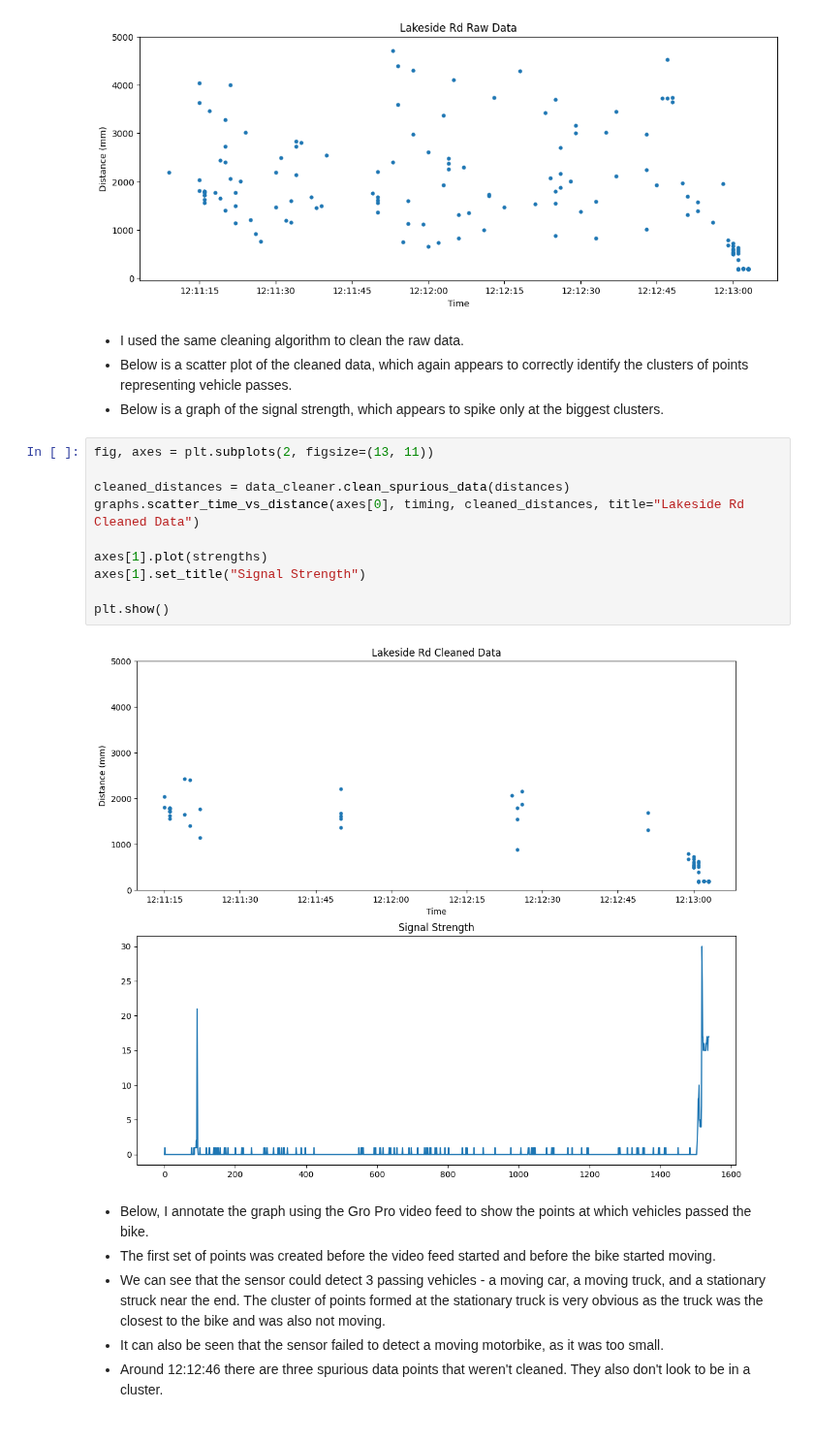
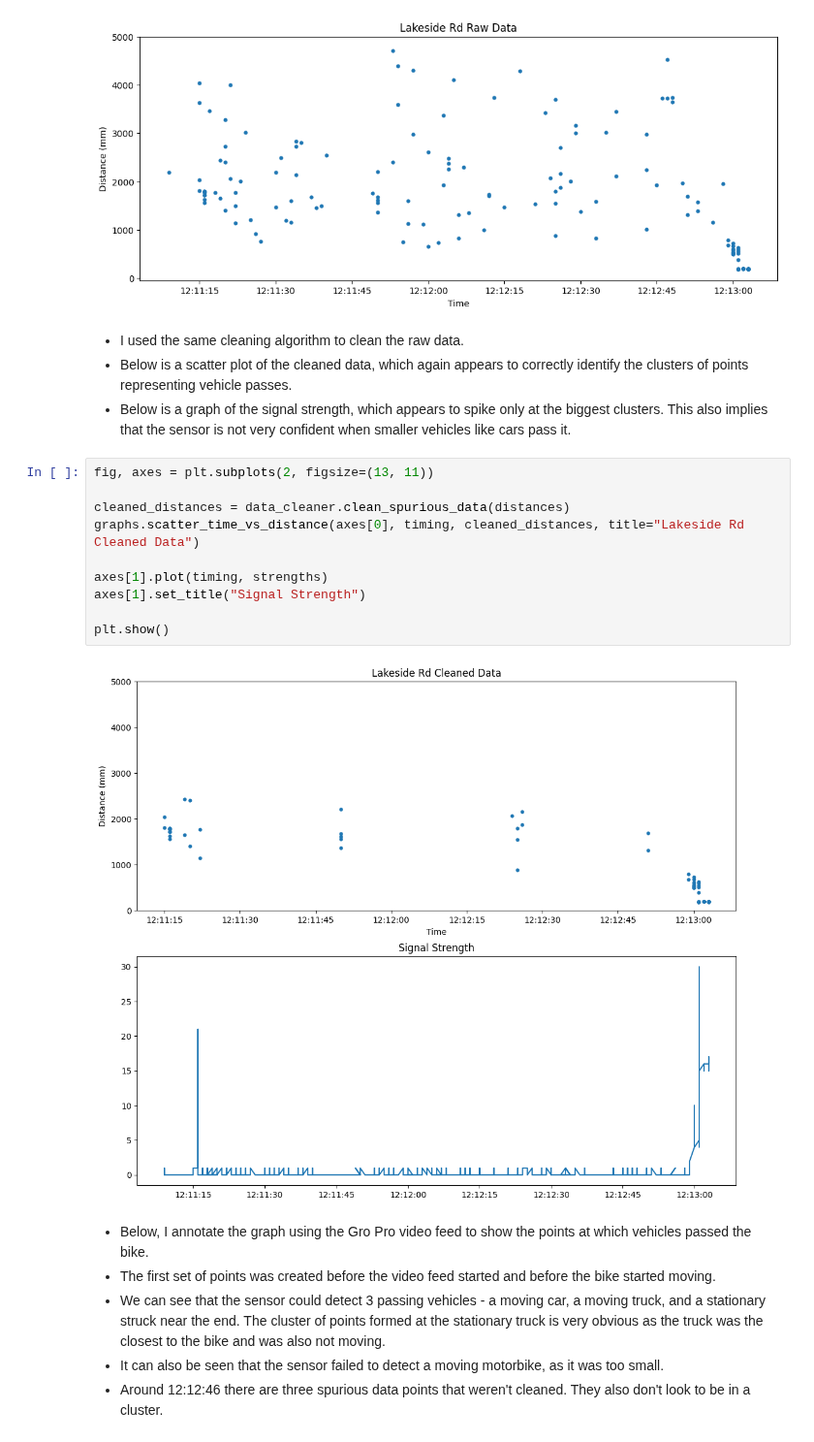
Before and after one commit to wuihee/cycling-safety-analysis, a Jupyter notebook: data_analysis/Outdoor_Tests.ipynb, the cells around one changed output. Shown at 97% size. Cells and saved outputs as stored; diff of their text form.

```diff
--- a/data_analysis/Outdoor_Tests.ipynb
+++ b/data_analysis/Outdoor_Tests.ipynb
@@ -110,19 +124,19 @@ plt.show()
 # %% [markdown]
 - I used the same cleaning algorithm to clean the raw data.
 - Below is a scatter plot of the cleaned data, which again appears to correctly identify the clusters of points representing vehicle passes.
-- Below is a graph of the signal strength, which appears to spike only at the biggest clusters.
+- Below is a graph of the signal strength, which appears to spike only at the biggest clusters. This also implies that the sensor is not very confident when smaller vehicles like cars pass it.
 # %%
 fig, axes = plt.subplots(2, figsize=(13, 11))
 
 cleaned_distances = data_cleaner.clean_spurious_data(distances)
 graphs.scatter_time_vs_distance(axes[0], timing, cleaned_distances, title="Lakeside Rd Cleaned Data")
 
-axes[1].plot(strengths)
+axes[1].plot(timing, strengths)
 axes[1].set_title("Signal Strength")
 
 plt.show()
 # %% [output]
-[figure, old version]
+[figure, new version]
 # %% [markdown]
 - Below, I annotate the graph using the Gro Pro video feed to show the points at which vehicles passed the bike.
 - The first set of points was created before the video feed started and before the bike started moving.
```
Also changed, not shown: parts of 3 cells of this notebook, 1 other file.
